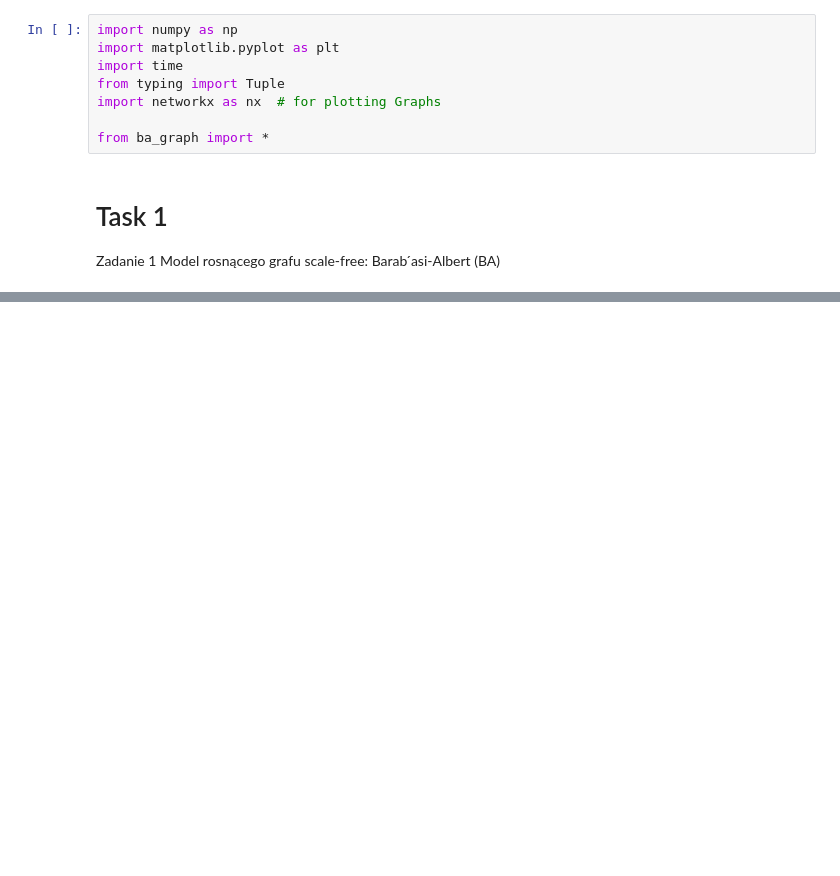
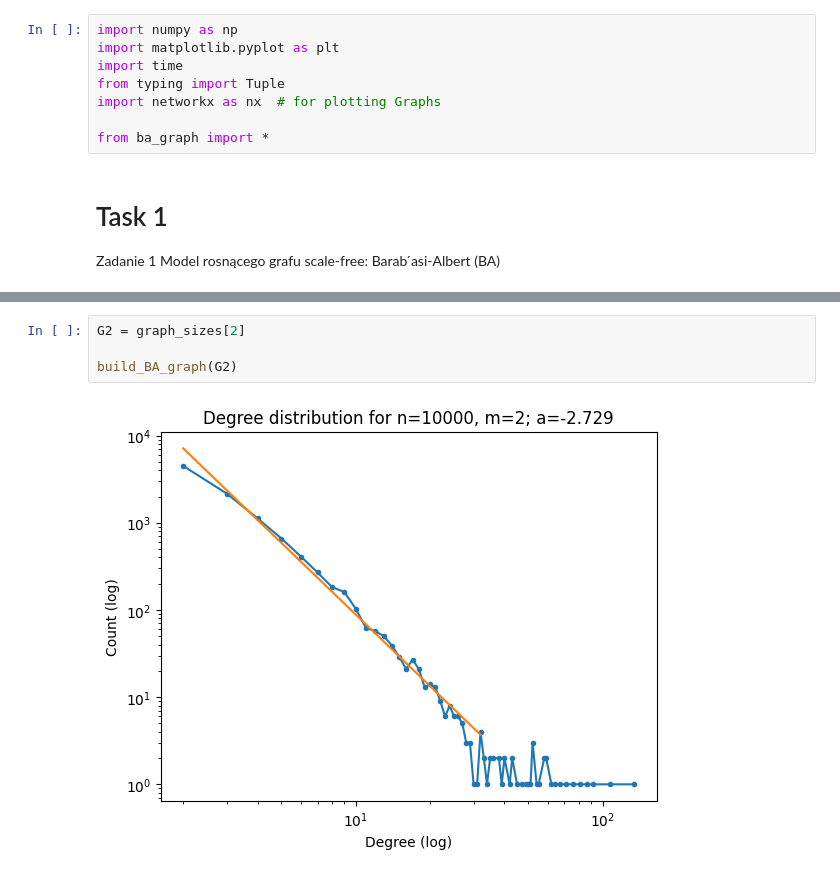
Before and after one commit to FilipKatulski/complex-systems, a Jupyter notebook: LAB3/lab3.ipynb, the cells around one changed output, grey strips where cells are left out. Cells and saved outputs as stored; diff of their text form; blank space fills up the shorter version.

```diff
--- a/LAB3/lab3.ipynb
+++ b/LAB3/lab3.ipynb
@@ -47,0 +78,6 @@ build_BA_graph(G0_size)
+# %%
+G2 = graph_sizes[2]
+
+build_BA_graph(G2)
+# %% [output]
+[figure, added]
```
Also changed, not shown: parts of 12 cells of this notebook.
